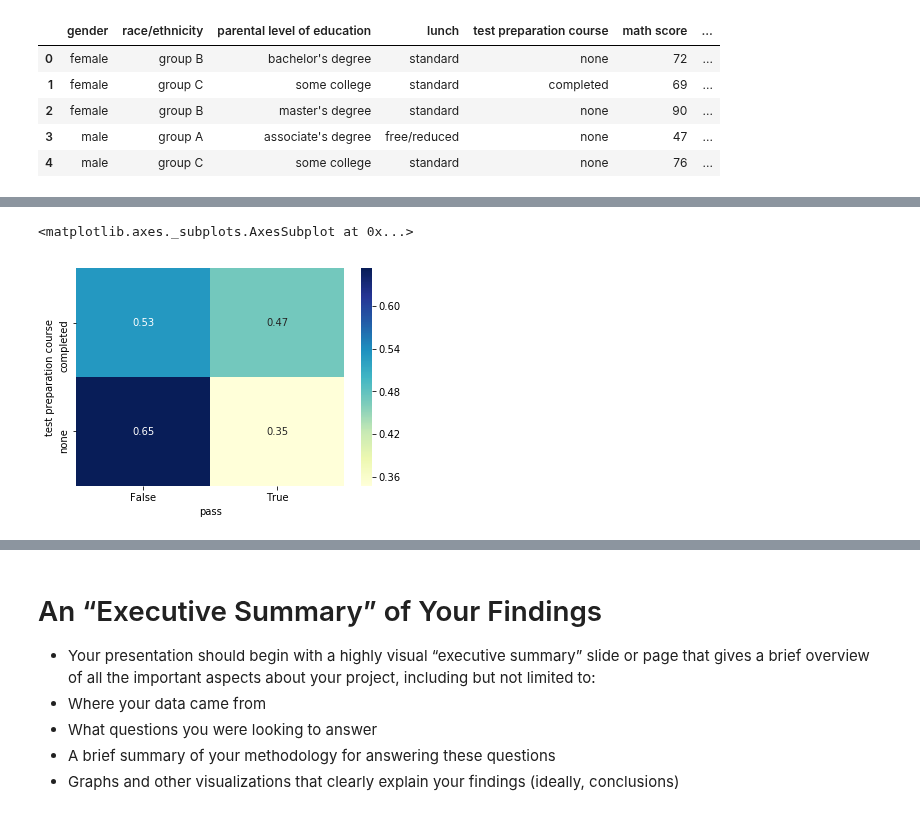
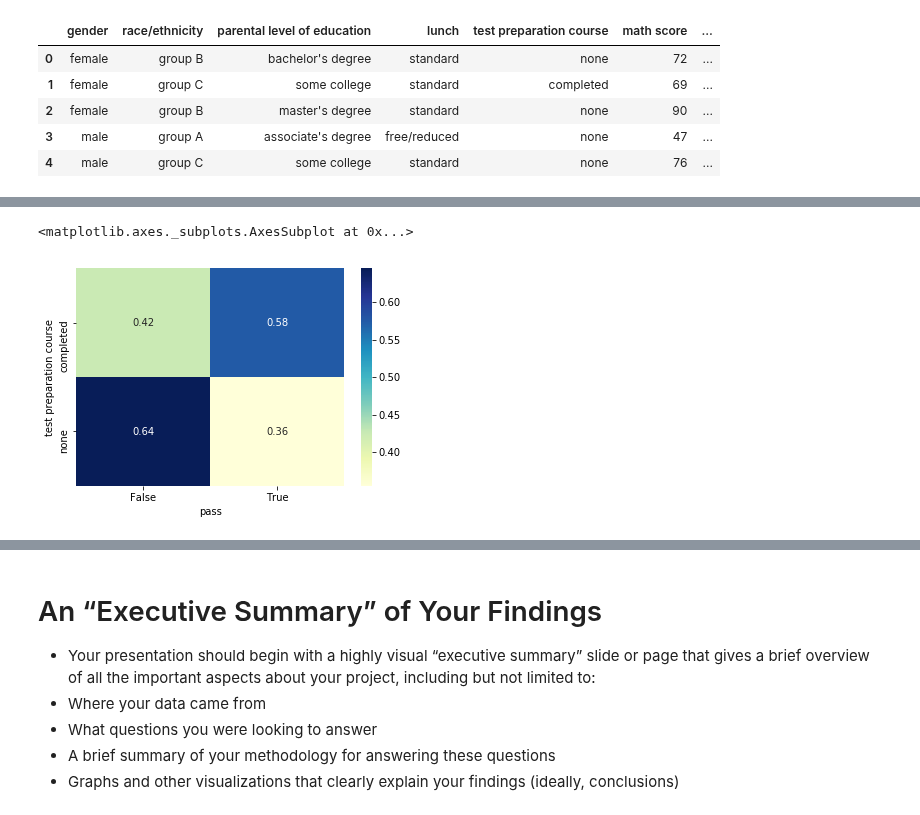
Before and after one commit to natepill/DS1.1, a Jupyter notebook: FinalProject/Students-Test-Performance-Notebook-FINAL.ipynb, the cells around one changed output, grey strips where cells are left out. Drawn from its saved outputs; the diff is of its cells as text; code cells hidden in the pictures.

```diff
--- a/FinalProject/Students-Test-Performance-Notebook-FINAL.ipynb
+++ b/FinalProject/Students-Test-Performance-Notebook-FINAL.ipynb
@@ -191,7 +191,7 @@ len(test_prep_and_passing)/len(df)
 # %%
 '''Adding a column to identify wheter a student failed or passed an exam'''
 
-df['pass'] = df['math score'].apply(lambda x: x > 70)
+df['pass'] = df['score average'].apply(lambda x: x > 70)
 
 df.head()
 # %% [output]
@@ -214,12 +204,13 @@ plt.show()
 # %%
+'''What was the affect did doing the test preperation course have on passing the test wholistically?'''
+
 # plt.pie(df['test preparation course'], labels=[len(df["pass"] == True), len(df["pass"] == False)])
-
 # sns.heatmap(pd.crosstab(df['test preparation course'], df['pass']))
-
 
 sns.heatmap(pd.crosstab(df['test preparation course'], df['pass'], normalize='index'), cmap="YlGnBu", annot=True)
 
 # df["pass"].unique()
+''''''
 # %% [output]
 <matplotlib.axes._subplots.AxesSubplot at 0x...>
-[figure, old version]
+[figure, new version]
```
Also changed, not shown: parts of 4 cells of this notebook.
